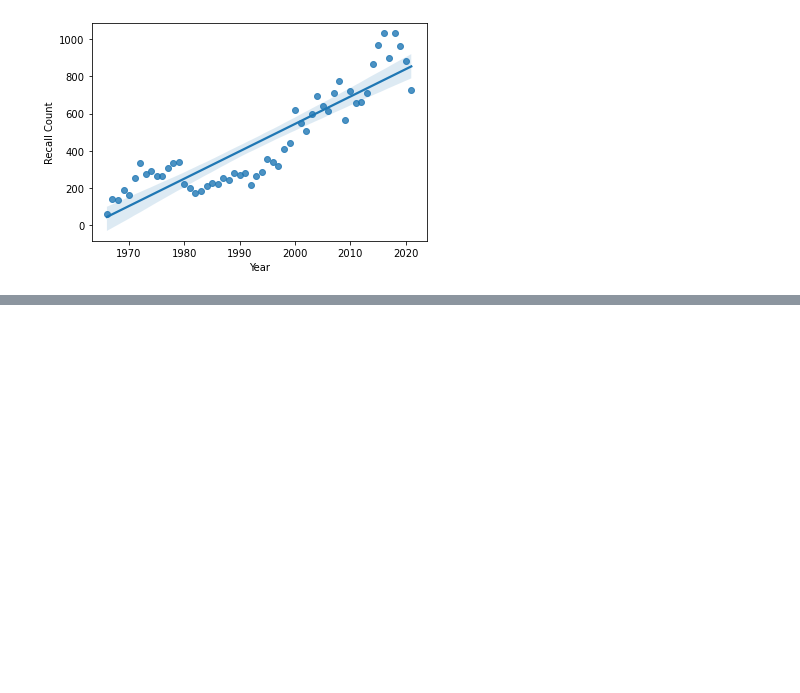
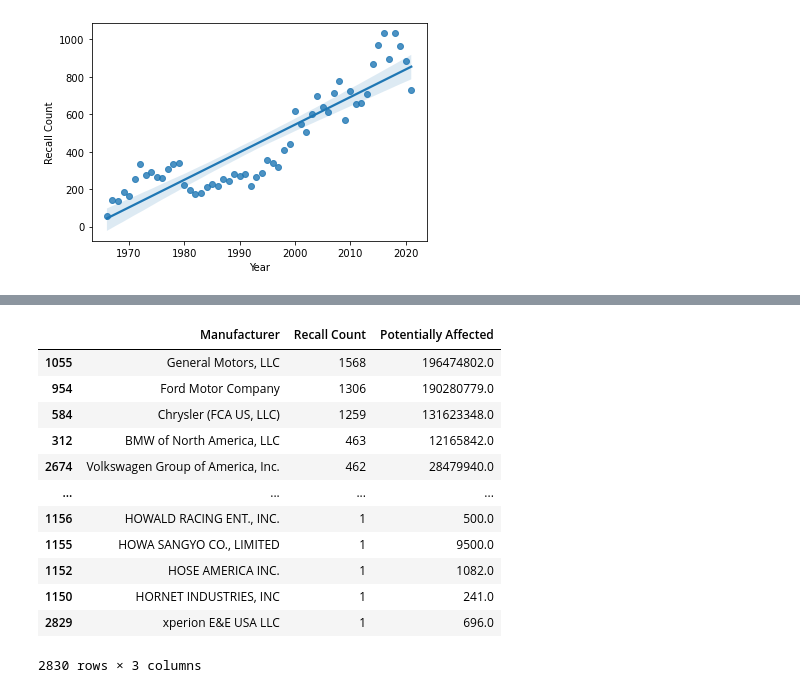
Before and after one commit to ekarbeyaz/nhtsa-recalls-data-manipulation, a Jupyter notebook: Script - Recalls.ipynb, the cells around one changed output, grey strips where cells are left out. Cells and saved outputs as stored; diff of their text form; code cells hidden in the pictures; blank space fills up the shorter version.

```diff
--- a/Script - Recalls.ipynb
+++ b/Script - Recalls.ipynb
@@ -180,2 +188,22 @@ sns.regplot(x="Year", y="Recall Count", data=df_recall_count_with_affected)
+# %%
+# Let's group the data by "Manufacturer" column and add aggregation function to calculate recall count and total amount of potentially affected vehicles.
+# And then sort the values by descending order by "Manufacturer" column.
+df_recall_count_by_manufacturer = df_na_droppped.groupby('Manufacturer').agg({'NHTSA ID': 'count', 'Potentially Affected': 'sum'}).reset_index().sort_values(by='NHTSA ID', ascending=False)
+df_recall_count_by_manufacturer.rename(columns={'NHTSA ID': 'Recall Count'}, inplace=True)
+df_recall_count_by_manufacturer
+# %% [output]
+|  | Manufacturer | Recall Count | Potentially Affected |
+| 1055 | General Motors, LLC | 1568 | 196474802.0 |
+| 954 | Ford Motor Company | 1306 | 190280779.0 |
+| 584 | Chrysler (FCA US, LLC) | 1259 | 131623348.0 |
+| 312 | BMW of North America, LLC | 463 | 12165842.0 |
+| 2674 | Volkswagen Group of America, Inc. | 462 | 28479940.0 |
+| ... | ... | ... | ... |
+| 1156 | HOWALD RACING ENT., INC. | 1 | 500.0 |
+| 1155 | HOWA SANGYO CO., LIMITED | 1 | 9500.0 |
+| 1152 | HOSE AMERICA INC. | 1 | 1082.0 |
+| 1150 | HORNET INDUSTRIES, INC | 1 | 241.0 |
+| 2829 | xperion E&E USA LLC | 1 | 696.0 |
+2830 rows × 3 columns
 # %%
 # If we want to save this values to a csv or excel we can uncomment below lines and save them.
```
Also changed, not shown: parts of 11 cells of this notebook.
